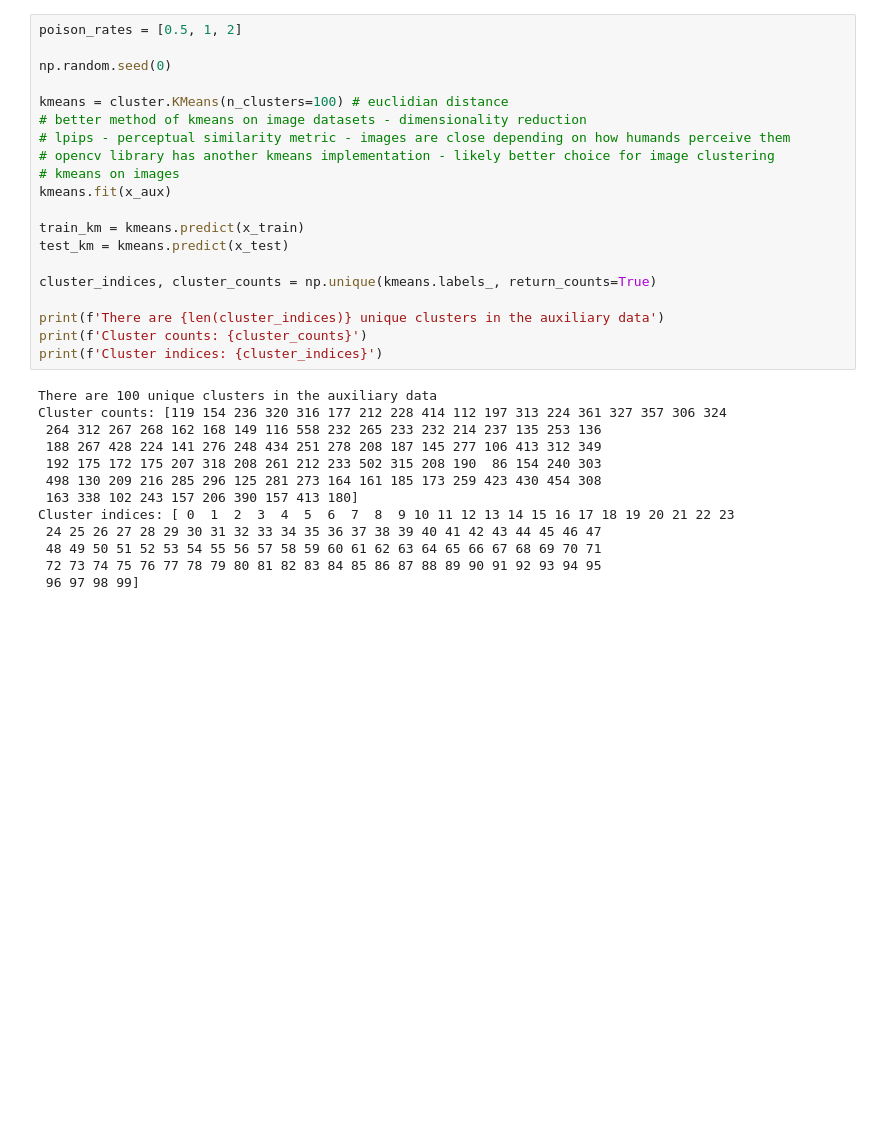
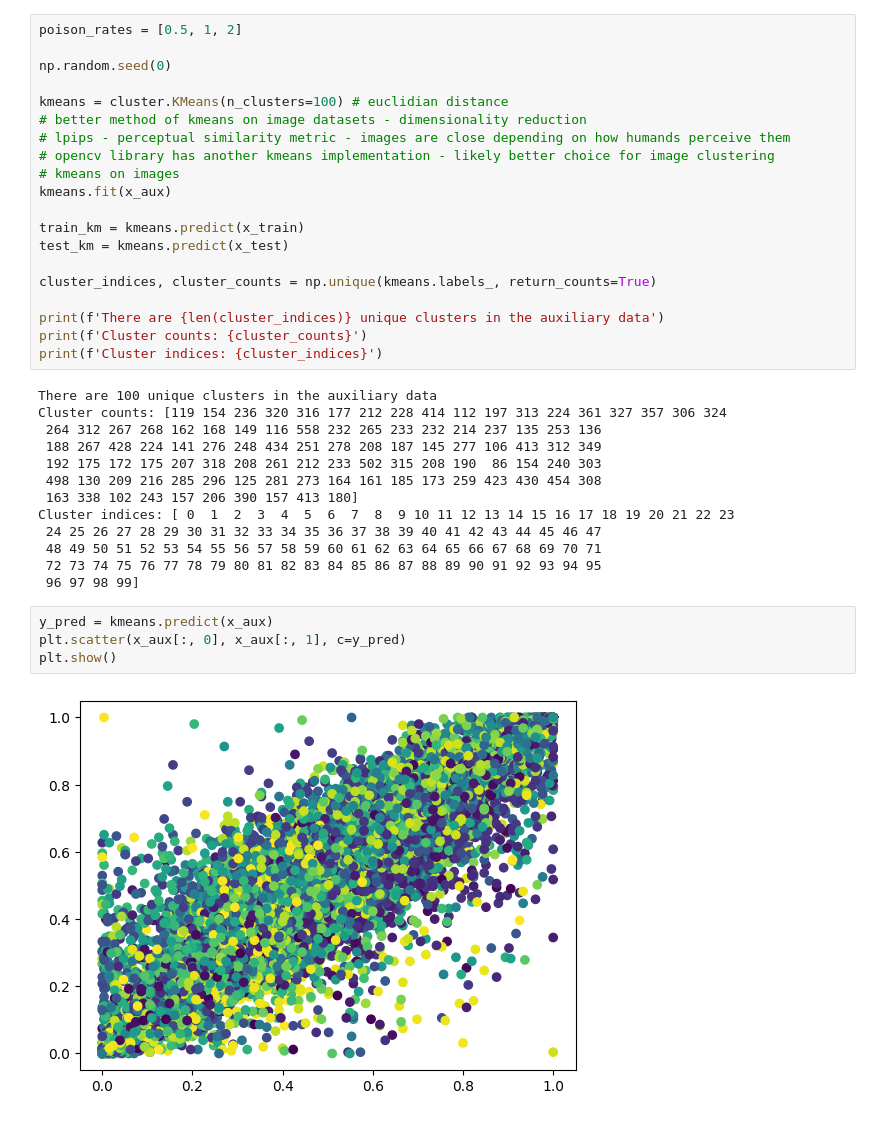
Before and after one commit to FelixHoare/MLAttackTestSuite, a Jupyter notebook: cifar-10_attack.ipynb, the cells around one changed output. Saved outputs shown, nothing was run; the diff lists cells and outputs as text; blank space fills up the shorter version.

```diff
--- a/cifar-10_attack.ipynb
+++ b/cifar-10_attack.ipynb
@@ -107,3 +107,9 @@ Cluster indices: [ 0  1  2  3  4  5  6  7  8  9 10 11 12 13 14 15 16 17 18 19 20
  48 49 50 51 52 53 54 55 56 57 58 59 60 61 62 63 64 65 66 67 68 69 70 71
  72 73 74 75 76 77 78 79 80 81 82 83 84 85 86 87 88 89 90 91 92 93 94 95
  96 97 98 99]
+# %%
+y_pred = kmeans.predict(x_aux)
+plt.scatter(x_aux[:, 0], x_aux[:, 1], c=y_pred)
+plt.show()
+# %% [output]
+[figure, added]
```
Also changed, not shown: parts of 4 cells of this notebook, 11 other files.
